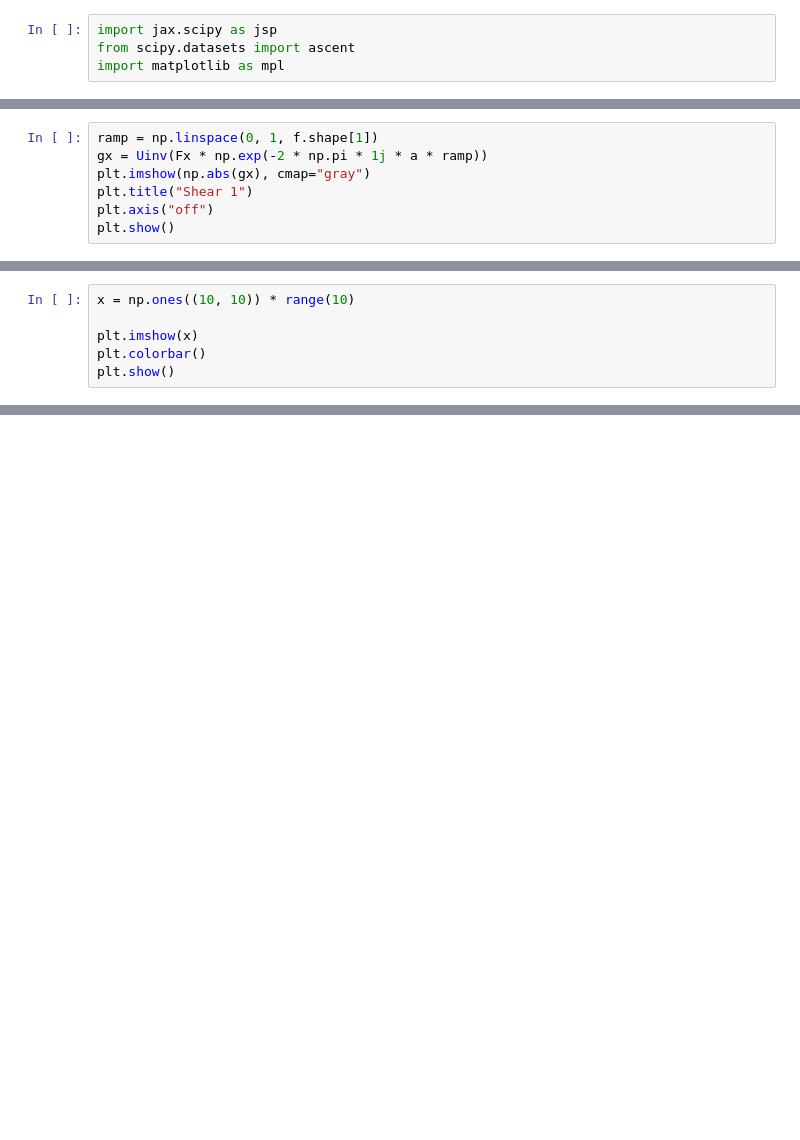
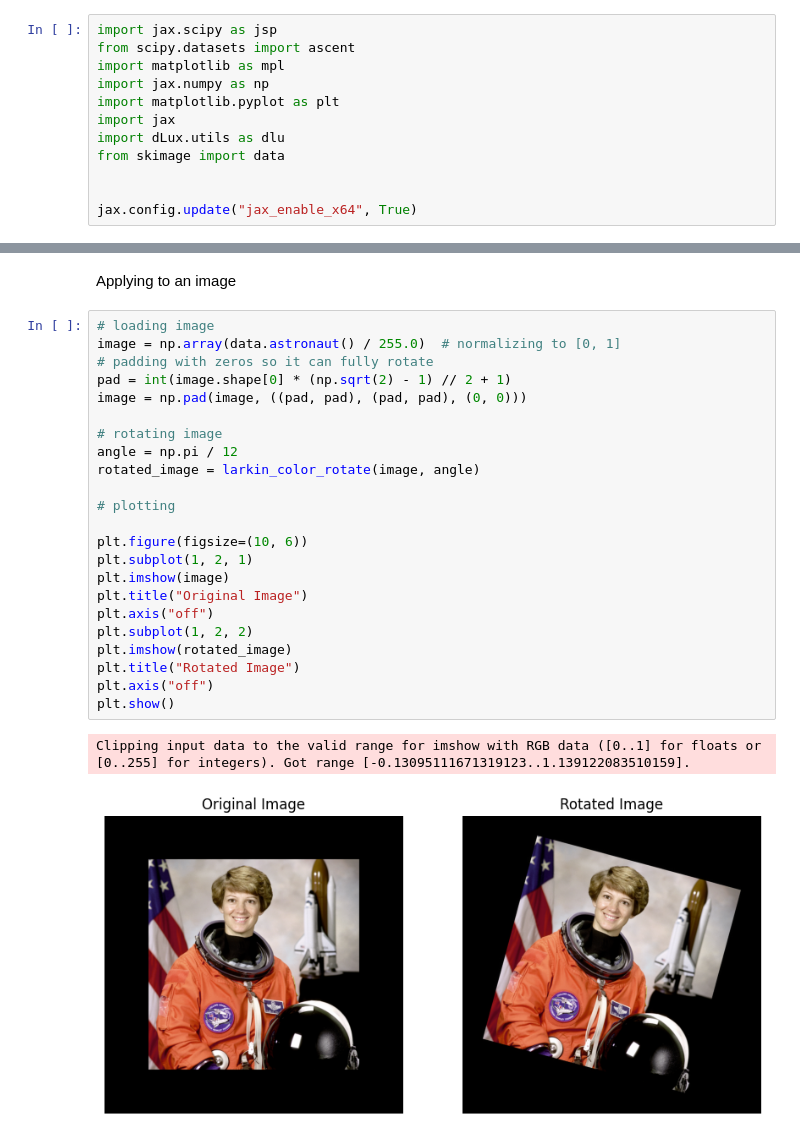
Before and after one commit to maxecharles/dorito_notebooks, a Jupyter notebook: larkin_rotate.ipynb, the cells around one changed output, grey strips where cells are left out. Saved outputs shown, nothing was run; the diff lists cells and outputs as text; blank space fills up the shorter version.

```diff
--- a/larkin_rotate.ipynb
+++ b/larkin_rotate.ipynb
@@ -2,3 +2,11 @@
 import jax.scipy as jsp
 from scipy.datasets import ascent
 import matplotlib as mpl
+import jax.numpy as np
+import matplotlib.pyplot as plt
+import jax
+import dLux.utils as dlu
+from skimage import data
+
+
+jax.config.update("jax_enable_x64", True)
@@ -79,7 +12,0 @@ Fx = U(f)
-# %%
-ramp = np.linspace(0, 1, f.shape[1])
-gx = Uinv(Fx * np.exp(-2 * np.pi * 1j * a * ramp))
-plt.imshow(np.abs(gx), cmap="gray")
-plt.title("Shear 1")
-plt.axis("off")
-plt.show()
@@ -229,6 +12,0 @@ plt.show()
-# %%
-x = np.ones((10, 10)) * range(10)
-
-plt.imshow(x)
-plt.colorbar()
-plt.show()
@@ -336,0 +73,28 @@ plt.show()
+# %% [markdown]
+Applying to an image
+# %%
+# loading image
+image = np.array(data.astronaut() / 255.0)  # normalizing to [0, 1]
+# padding with zeros so it can fully rotate
+pad = int(image.shape[0] * (np.sqrt(2) - 1) // 2 + 1)
+image = np.pad(image, ((pad, pad), (pad, pad), (0, 0)))
+
+# rotating image
+angle = np.pi / 12
+rotated_image = larkin_color_rotate(image, angle)
+
+# plotting
+
+plt.figure(figsize=(10, 6))
+plt.subplot(1, 2, 1)
+plt.imshow(image)
+plt.title("Original Image")
+plt.axis("off")
+plt.subplot(1, 2, 2)
+plt.imshow(rotated_image)
+plt.title("Rotated Image")
+plt.axis("off")
+plt.show()
+# %% [output]
+Clipping input data to the valid range for imshow with RGB data ([0..1] for floats or [0..255] for integers). Got range [-0.13095111671319123..1.139122083510159].
+[figure, added]
```
Also changed, not shown: parts of 15 cells of this notebook.
